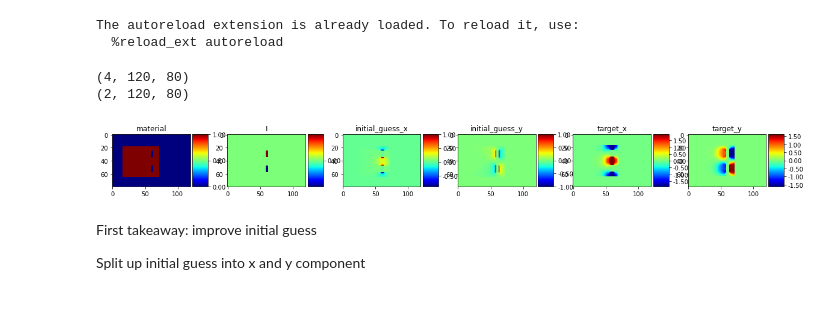
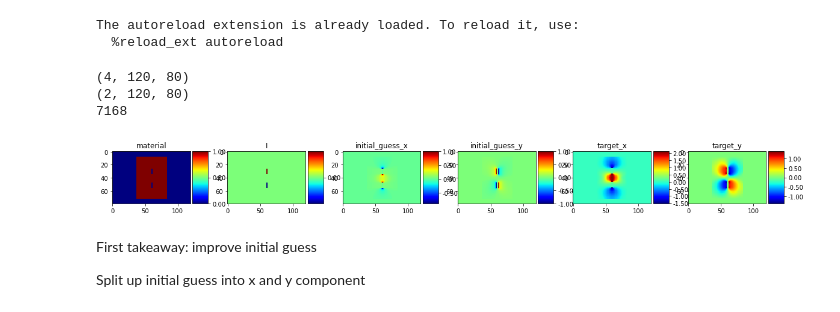
Before and after one commit to FlorianStummer/MaxAndFlorian, a Jupyter notebook: Unet/training_notebook.ipynb, the cells around one changed output. Saved outputs shown, nothing was run; the diff lists cells and outputs as text; code cells hidden in the pictures.

```diff
--- a/Unet/training_notebook.ipynb
+++ b/Unet/training_notebook.ipynb
@@ -40,29 +40,31 @@ if not os.path.exists("../../MagnetDataset.npz"):
 train_set = MagnetDataset(magnetfolder, (0,0.80),maximum_elements=8960)
 val_set = MagnetDataset(magnetfolder, (0.80,1.0),maximum_elements=8960)
 
-train_loader = DataLoader(train_set,batch_size=128)
-val_loader = DataLoader(val_set,batch_size=128)
+train_loader = DataLoader(train_set,batch_size=128, num_workers=os.cpu_count(), pin_memory=True)
+val_loader = DataLoader(val_set,batch_size=128, num_workers=os.cpu_count(), pin_memory=True)
 
 print(train_set[0][0].shape)
 print(train_set[0][1].shape)
+print(train_set.length)
 # %% [output]
 (4, 120, 80)
 (2, 120, 80)
+7168
 # %%
-idx = 2
+idx = 3
 sample=val_set[idx]
 
 fig, axes = plt.subplots(1,6,figsize=(20,4))
 
 for i, name, image in zip(range(6),["material","I","initial_guess_x","initial_guess_y","target_x","target_y"], [sample[0][0,:,:],sample[0][1,:,:],sample[0][2,:,:],sample[0][3,:,:],sample[1][0,:,:],sample[1][1,:,:]]):
     im = axes[i].imshow(image.T, cmap='jet',interpolation='none')
     axes[i].set_title(name)
 
     divider = make_axes_locatable(axes[i])
     cax = divider.append_axes("right", size="20%", pad=0.05)
     cbar = plt.colorbar(im, cax=cax, ticks=MultipleLocator(0.5), format="%.2f")
 # %% [output]
-[figure, old version]
+[figure, new version]
 # %% [markdown]
 First takeaway: improve initial guess
 
```
Also changed, not shown: parts of 4 cells of this notebook, 1 other file.
